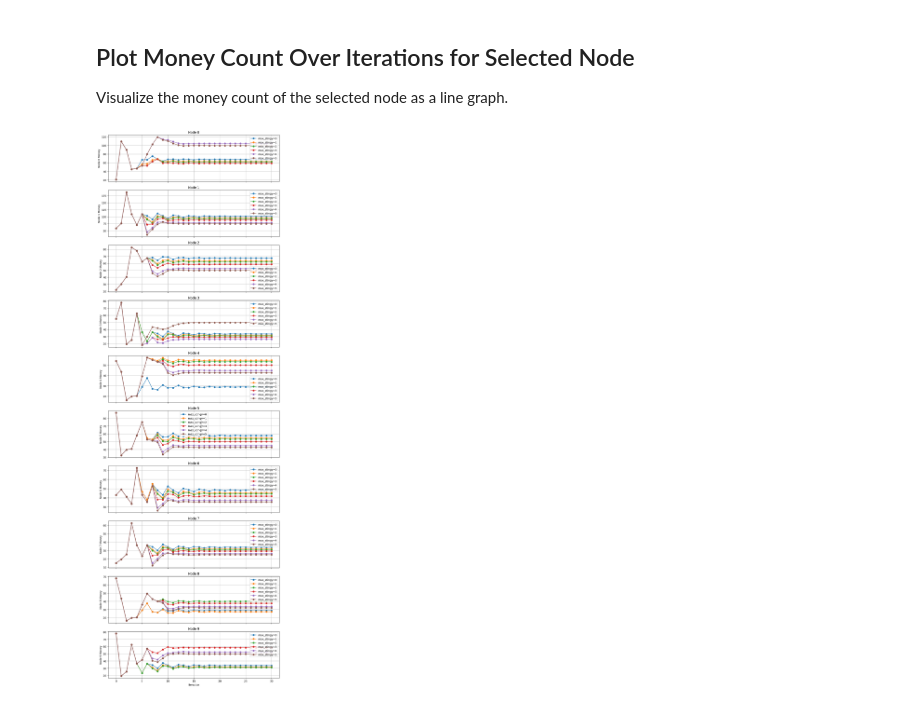
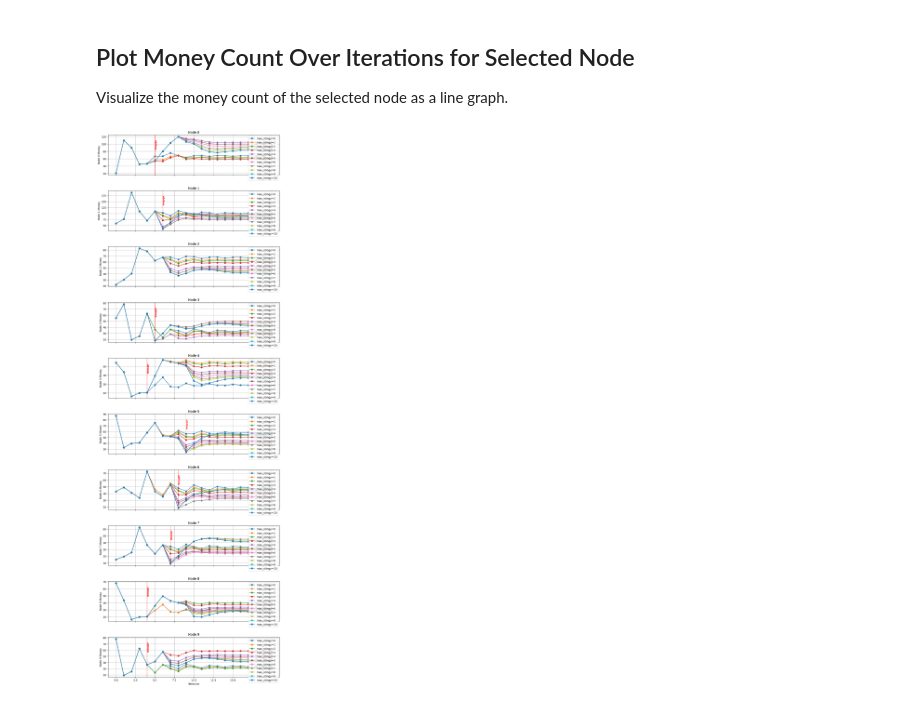
Before and after one commit to Josh-Yamada16/Networks-of-Poverty, a Jupyter notebook: networkSim/node_money_over_iterations.ipynb, the cells around one changed output. Cells and saved outputs as stored; diff of their text form; code cells hidden in the pictures.

Commit message:
created a more useful graph to see the difference of the resource count of each node based on the base graph of adding no stingy behavior.

```diff
--- a/networkSim/node_money_over_iterations.ipynb
+++ b/networkSim/node_money_over_iterations.ipynb
@@ -17,7 +20,7 @@ from simulation import TokenSimulation
 import parameters as P
 
 num_iterations = P.NUM_ITERATIONS
-max_stingy_values = [0, 1, 2, 3, 4, 5]  # You can adjust this range as needed
+max_stingy_values = list(range(0, P.NUM_NODES + 1))  # You can adjust this range as needed
 
 all_money_histories = {}  # key: max_stingy_behaviors, value: money_history array
 node_list = None
@@ -45,28 +40,40 @@ Iteration 6: Self-loop added for node(s): AA, AD
 
 Visualize the money count of the selected node as a line graph.
 # %%
-# Plot the money count over iterations for every node in subplots, with a line for each max_stingy_behaviors value
+# Plot the money count over iterations for every node in subplots, with a line for each max_stingy_behaviors value and markers for when each node becomes stingy
 num_nodes = len(node_list)
 fig, axes = plt.subplots(num_nodes, 1, figsize=(10, 3*num_nodes), sharex=True)
 
 if num_nodes == 1:
     axes = [axes]  # Ensure axes is always a list
 
 for i in range(num_nodes):
     for max_stingy, money_history in all_money_histories.items():
         axes[i].plot(
             range(money_history.shape[0]),
             money_history[:, i],
             marker='o',
             label=f"max_stingy={max_stingy}"
         )
+        if max_stingy != 0:
+            # Find the first iteration where the node becomes stingy (self-loop appears)
+            sim = TokenSimulation(max_stingy_behaviors=max_stingy)
+            states, _, _ = sim.run_simulation(iterations=money_history.shape[0])
+            stingy_iter = None
+            for it, (graph, _) in enumerate(states):
+                if graph.has_edge(node_list[i], node_list[i]):
+                    stingy_iter = it
+                    break
+            if stingy_iter is not None and stingy_iter != 0:
+                axes[i].axvline(stingy_iter, color='red', linestyle=':', linewidth=1)
+                axes[i].text(stingy_iter, axes[i].get_ylim()[1]*0.9, f'Stingy@{stingy_iter}', color='red', fontsize=8, rotation=90, va='top')
     axes[i].set_ylabel(f'Node {i} Money')
     axes[i].grid(True)
     axes[i].set_title(f'Node {i}')
     axes[i].legend()
 
 axes[-1].set_xlabel('Iteration')
 plt.tight_layout()
 plt.show()
 # %% [output]
-[figure, old version]
+[figure, new version]
```
Also changed, not shown: parts of 3 cells of this notebook, 1 other file.
